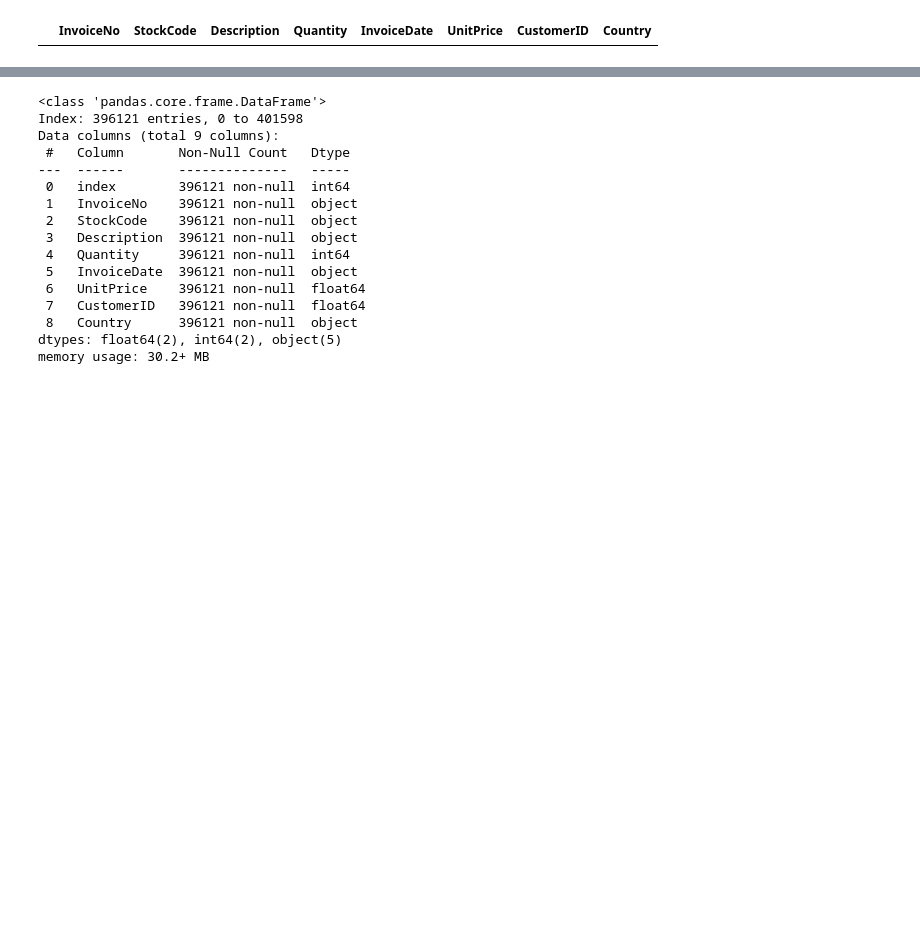
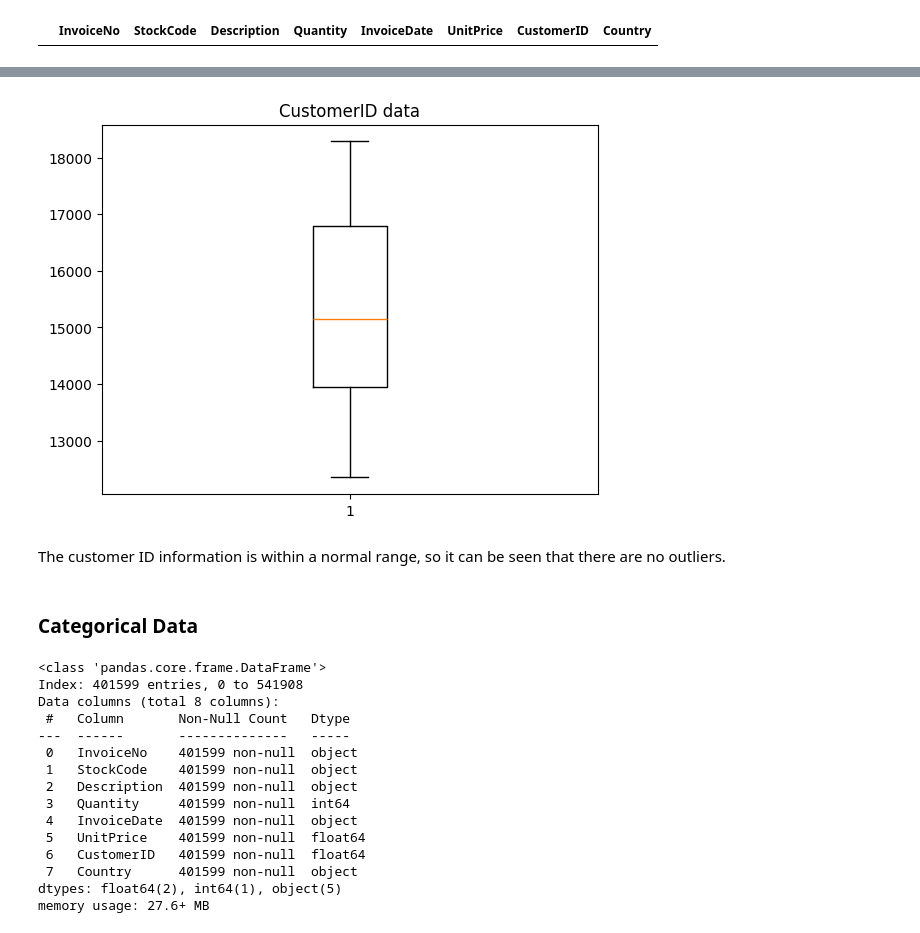
Before and after one commit to carlosmunoz97/citec_technical_test, a Jupyter notebook: online_retail.ipynb, the cells around one changed output, grey strips where cells are left out. Saved outputs shown, nothing was run; the diff lists cells and outputs as text; code cells hidden in the pictures; blank space fills up the shorter version.

Commit message:
numerical data analysis finished

```diff
--- a/online_retail.ipynb
+++ b/online_retail.ipynb
@@ -490,6 +491,0 @@ Now we will search for orders where a cancellation was made, but there is no sim
-# %%
-#Index column is saved into a column
-original = original.reset_index()
-# %%
-original = original.drop(columns=['index'], axis=1)
-original
@@ -510,4 +491,0 @@ original
-# %%
-
-original = original.reset_index()
-original
@@ -649,22 +492,29 @@ filtered_df
-# %%
-#Data is deleted
-original = original.drop(filtered_df.index)
+# %%
+plt.figure()
+plt.boxplot(original['CustomerID'])
+plt.title('CustomerID data')
+plt.show()
+# %% [output]
+[figure, added]
+# %% [markdown]
+The customer ID information is within a normal range, so it can be seen that there are no outliers.
+# %% [markdown]
+### Categorical Data
 # %%
 original.info()
 # %% [output]
 <class 'pandas.core.frame.DataFrame'>
-Index: 396121 entries, 0 to 401598
-Data columns (total 9 columns):
+Index: 401599 entries, 0 to 541908
+Data columns (total 8 columns):
  #   Column       Non-Null Count   Dtype
 ---  ------       --------------   -----
- 0   index        396121 non-null  int64
- 1   InvoiceNo    396121 non-null  object
- 2   StockCode    396121 non-null  object
- 3   Description  396121 non-null  object
- 4   Quantity     396121 non-null  int64
- 5   InvoiceDate  396121 non-null  object
- 6   UnitPrice    396121 non-null  float64
- 7   CustomerID   396121 non-null  float64
- 8   Country      396121 non-null  object
-dtypes: float64(2), int64(2), object(5)
-memory usage: 30.2+ MB
+ 0   InvoiceNo    401599 non-null  object
+ 1   StockCode    401599 non-null  object
+ 2   Description  401599 non-null  object
+ 3   Quantity     401599 non-null  int64
+ 4   InvoiceDate  401599 non-null  object
+ 5   UnitPrice    401599 non-null  float64
+ 6   CustomerID   401599 non-null  float64
+ 7   Country      401599 non-null  object
+dtypes: float64(2), int64(1), object(5)
+memory usage: 27.6+ MB
```
Also changed, not shown: parts of 16 cells of this notebook.
